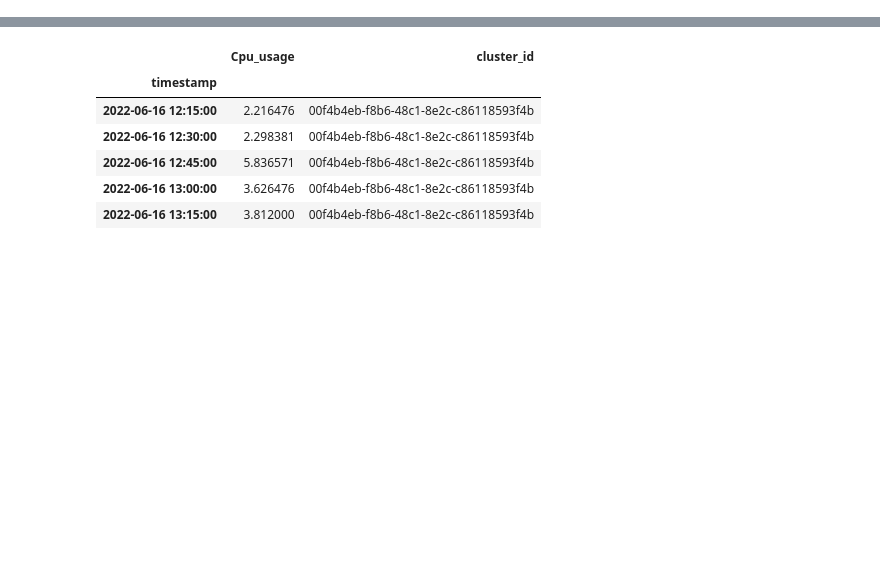
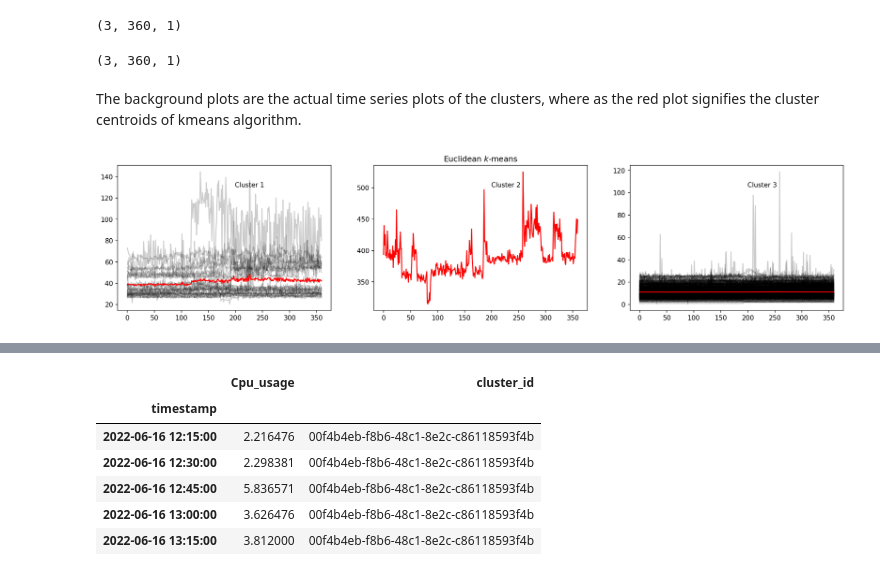
Before and after one commit to Anxhela21/acm-data-project, a Jupyter notebook: clustering.ipynb, the cells around one changed output, grey strips where cells are left out. Cells and saved outputs as stored; diff of their text form; code cells hidden in the pictures; blank space fills up the shorter version.

```diff
--- a/clustering.ipynb
+++ b/clustering.ipynb
@@ -39,0 +107,2 @@ array([[[ 0.05355606,  0.70006777],
+# %%
+df_copy = sample_df.copy(deep=True)
@@ -39,0 +111,9 @@ array([[[ 0.05355606,  0.70006777],
+# %%
+g = df_copy.groupby('cluster_id').cumcount()
+L = (df_copy.set_index(['cluster_id',g])
+       .unstack(fill_value=0)
+       .stack().groupby(level=0)
+       .apply(lambda x: x.values.tolist())
+       .tolist())
+# %%
+np_arrap = np.array(L)
@@ -39,0 +136,3 @@ array([[[ 0.05355606,  0.70006777],
+# %%
+km = TimeSeriesKMeans(n_clusters=3, verbose=True, random_state=seed)
+y_pred_euc = km.fit_predict(np_arrap)
@@ -39,0 +177,25 @@ array([[[ 0.05355606,  0.70006777],
+# %%
+dba_km.cluster_centers_.shape
+# %% [output]
+(3, 360, 1)
+# %%
+km.cluster_centers_.shape
+# %% [output]
+(3, 360, 1)
+# %% [markdown]
+The background plots are the actual time series plots of the clusters, where as the red plot signifies the cluster centroids of kmeans algorithm.
+# %%
+plt.figure(figsize=(20, 14), dpi=150)
+for yi in range(3):
+    plt.subplot(3, 3, yi + 1)
+    for xx in np_arrap[y_pred_euc == yi]:
+        plt.plot(xx.ravel(), "k-", alpha=.2)
+    plt.plot(km.cluster_centers_[yi].ravel(), "r-")
+    # plt.xlim(0, sz)
+    # plt.ylim(-4, 4)
+    plt.text(0.55, 0.85,'Cluster %d' % (yi + 1),
+             transform=plt.gca().transAxes)
+    if yi == 1:
+        plt.title("Euclidean $k$-means")
+# %% [output]
+[figure, added]
```
Also changed, not shown: parts of 44 cells of this notebook, 4 other files.
